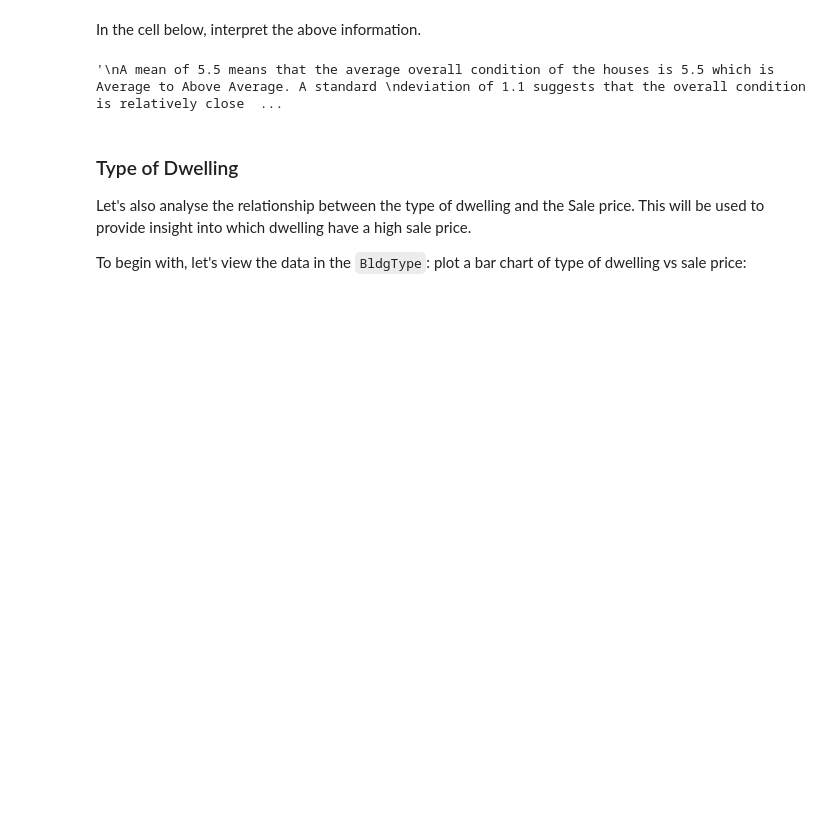
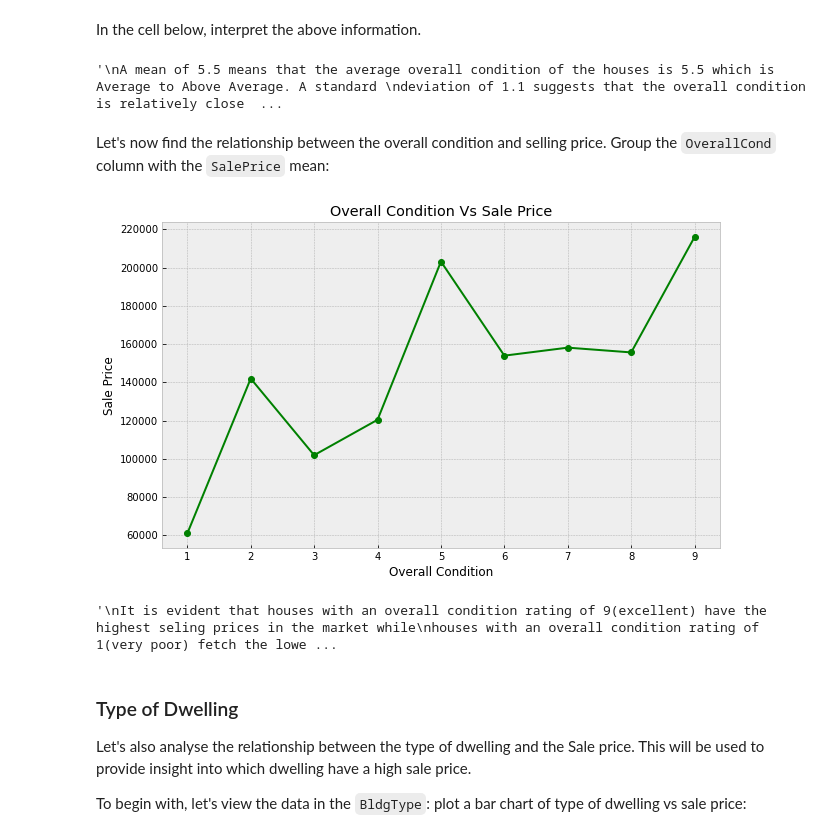
Before and after one commit to Brian-Kanyenje/dsc-pandas-eda-lab, a Jupyter notebook: index.ipynb, the cells around one changed output. Saved outputs shown, nothing was run; the diff lists cells and outputs as text; code cells hidden in the pictures; blank space fills up the shorter version.

```diff
--- a/index.ipynb
+++ b/index.ipynb
@@ -430,6 +432,26 @@ narrow range of the mean.
 """
 # %% [output]
 '\nA mean of 5.5 means that the average overall condition of the houses is 5.5 which is Average to Above Average. A standard \ndeviation of 1.1 suggests that the overall condition is relatively close  ...
+# %% [markdown]
+Let's now find the relationship between the overall condition and selling price. Group the `OverallCond` column with the `SalePrice` mean:
+# %%
+condition_vs_price = df.groupby('OverallCond')['SalePrice'].mean()
+# %%
+# Plot a line graph
+plt.figure(figsize=(10,6))
+condition_vs_price.plot(color='green', marker='o')
+plt.xlabel('Overall Condition')
+plt.ylabel('Sale Price')
+plt.title('Overall Condition Vs Sale Price');
+# %% [output]
+[figure, added]
+# %%
+"""
+It is evident that houses with an overall condition rating of 9(excellent) have the highest seling prices in the market while
+houses with an overall condition rating of 1(very poor) fetch the lowest selling price in the market.
+"""
+# %% [output]
+'\nIt is evident that houses with an overall condition rating of 9(excellent) have the highest seling prices in the market while\nhouses with an overall condition rating of 1(very poor) fetch the lowe ...
 # %% [markdown]
 ### Type of Dwelling
 
```
Also changed, not shown: parts of 8 cells of this notebook.
